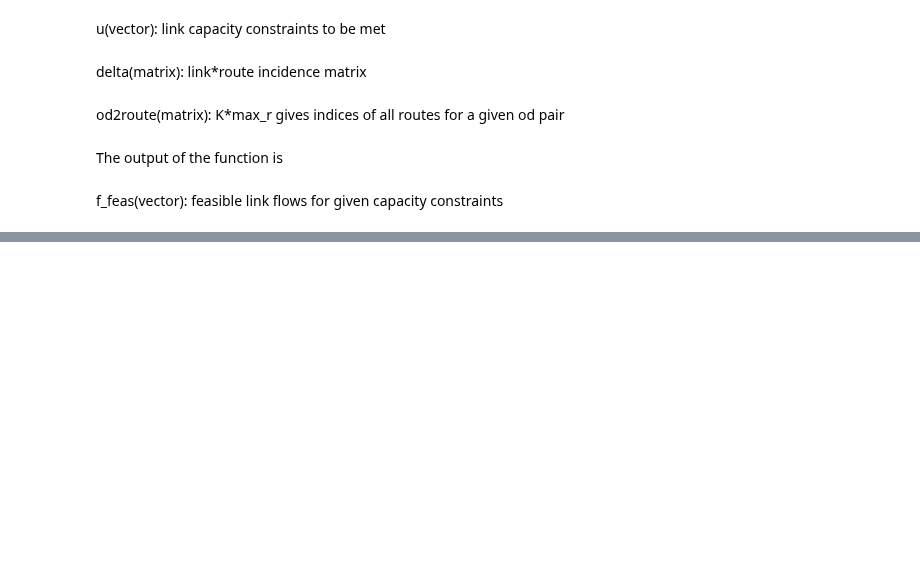
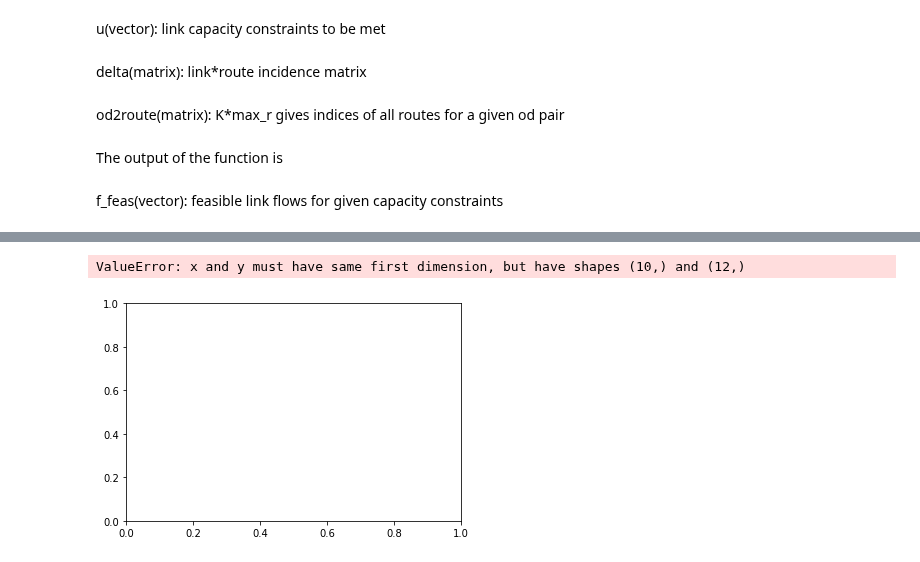
Before and after one commit to TheoCabannes/Traffic_network_framework, a Jupyter notebook: find_feasible.ipynb, the cells around one changed output, grey strips where cells are left out. Cells and saved outputs as stored; diff of their text form; code cells hidden in the pictures; blank space fills up the shorter version.

```diff
--- a/find_feasible.ipynb
+++ b/find_feasible.ipynb
@@ -380,6 +360,9 @@ print(obj_sol)
 # %%
 plt.plot(cap_array[::-1], obj_feas, color='green')
 plt.plot(cap_array[::-1], obj_sol, color='red')
-plt.plot(cap_array[::-1], obj_dual, color='blue')
+# plt.plot(cap_array[::-1], obj_dual, color='blue')
 plt.xticks(cap_array, cap_array[::-1])
 plt.show()
+# %% [output]
+ValueError: x and y must have same first dimension, but have shapes (10,) and (12,)
+[figure, added]
```
Also changed, not shown: parts of 5 cells of this notebook, 4 other files.
